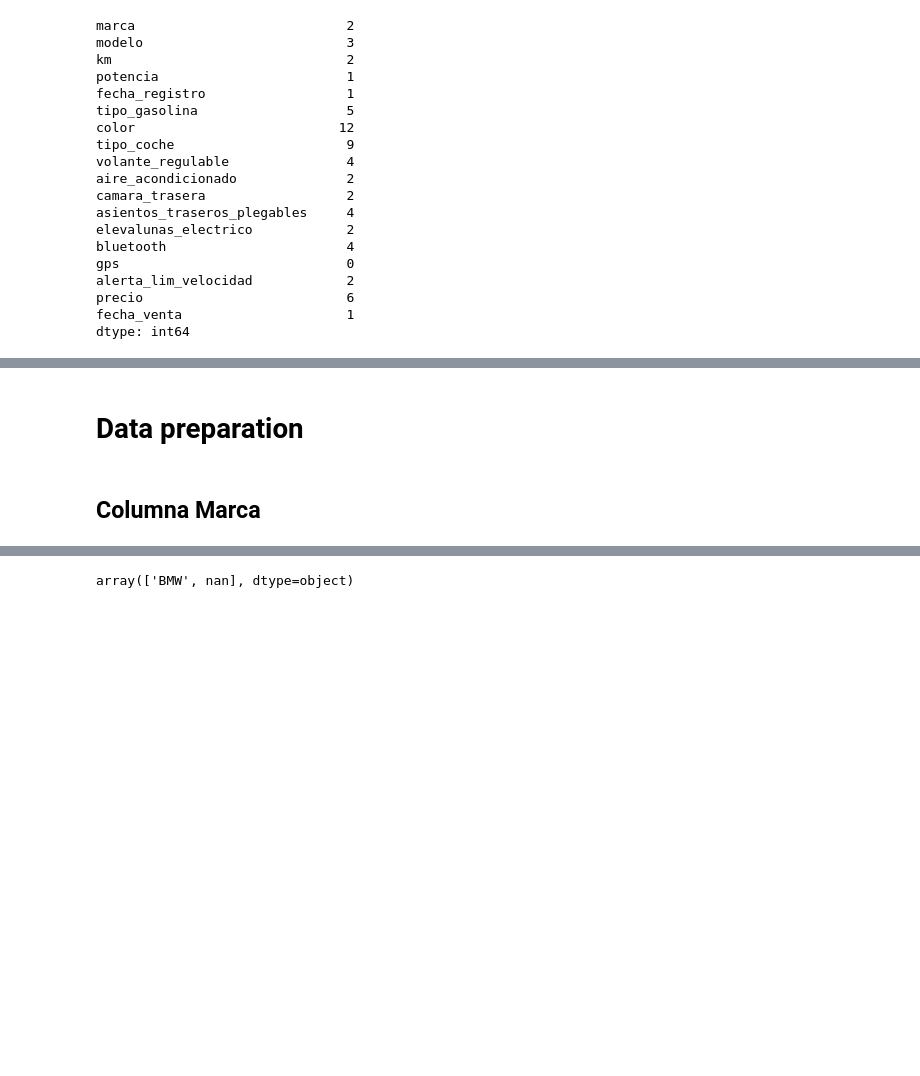
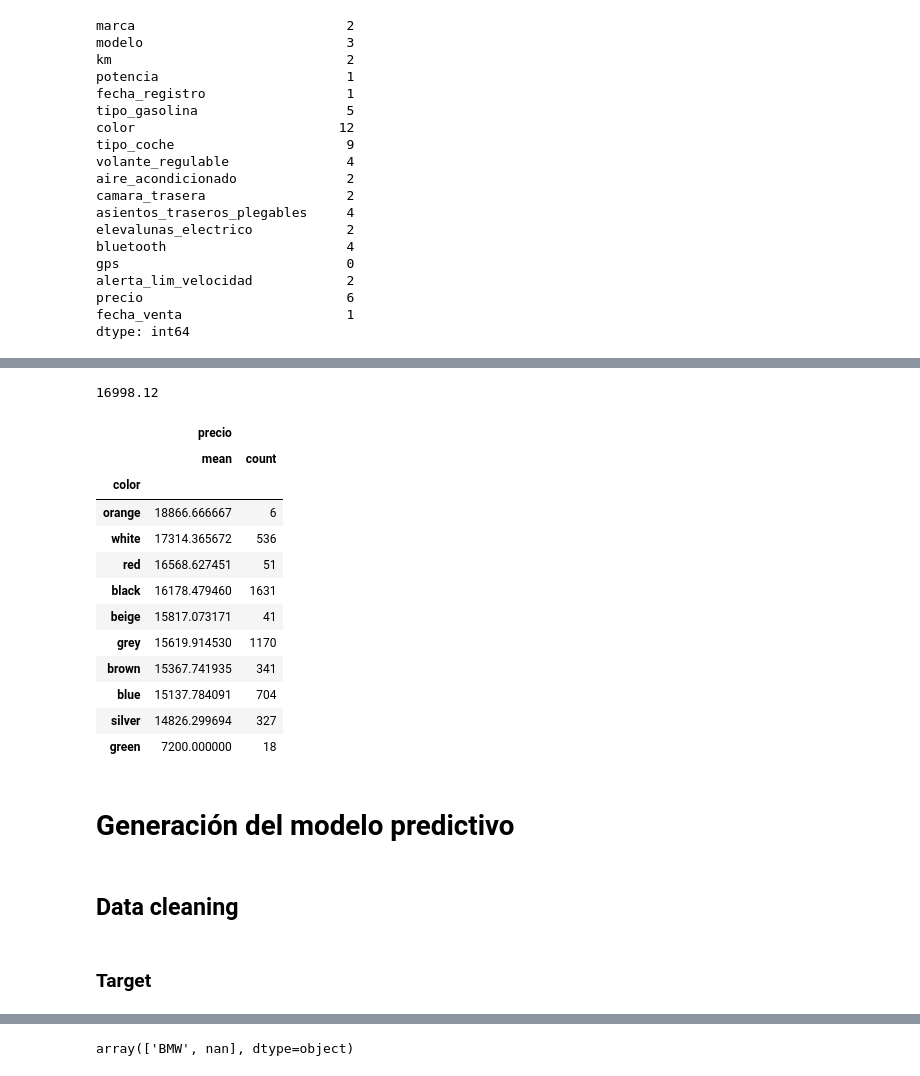
Before and after one commit to Rodrixx05/bmw-pricing, a Jupyter notebook: bmw_pricing_project.ipynb, the cells around one changed output, grey strips where cells are left out. Cells and saved outputs as stored; diff of their text form; code cells hidden in the pictures; blank space fills up the shorter version.

```diff
--- a/bmw_pricing_project.ipynb
+++ b/bmw_pricing_project.ipynb
@@ -67,7 +114,36 @@ dtype: int64
+# %%
+# Precio medio de los vehículos con aire acondicionad
+round(original_df[original_df['aire_acondicionado'] == True]['precio'].mean(), 2)
+
+# Parece que son un poco más caros respecto la media global
+# %% [output]
+16998.12
+# %%
+# Precio medio por color
+original_df.groupby(by = ['color'])[['precio']].agg(['mean', 'count']).sort_values(by = ('precio', 'mean'), ascending = False)
+
+# El color verde es significativamente más barato que el resto, y no se tiene una sola muestra (no parece ser un outlier)
+# El color naranja es el más caro (hay pocas muestras) seguido del blanco.
+# %% [output]
+|  | precio |  |
+|  | mean | count |
+| color |  |  |
+| orange | 18866.666667 | 6 |
+| white | 17314.365672 | 536 |
+| red | 16568.627451 | 51 |
+| black | 16178.479460 | 1631 |
+| beige | 15817.073171 | 41 |
+| grey | 15619.914530 | 1170 |
+| brown | 15367.741935 | 341 |
+| blue | 15137.784091 | 704 |
+| silver | 14826.299694 | 327 |
+| green | 7200.000000 | 18 |
+# %% [markdown]
+# Generación del modelo predictivo
 # %% [markdown]
-# Data preparation
+## Data cleaning
-# %% [markdown]
-## Columna Marca
+# %% [markdown]
+### Target
 # %%
 # Se trabaja con el format_df para empezar a manipular el dataset
 format_df = original_df.copy()
```
Also changed, not shown: parts of 11 cells of this notebook.
